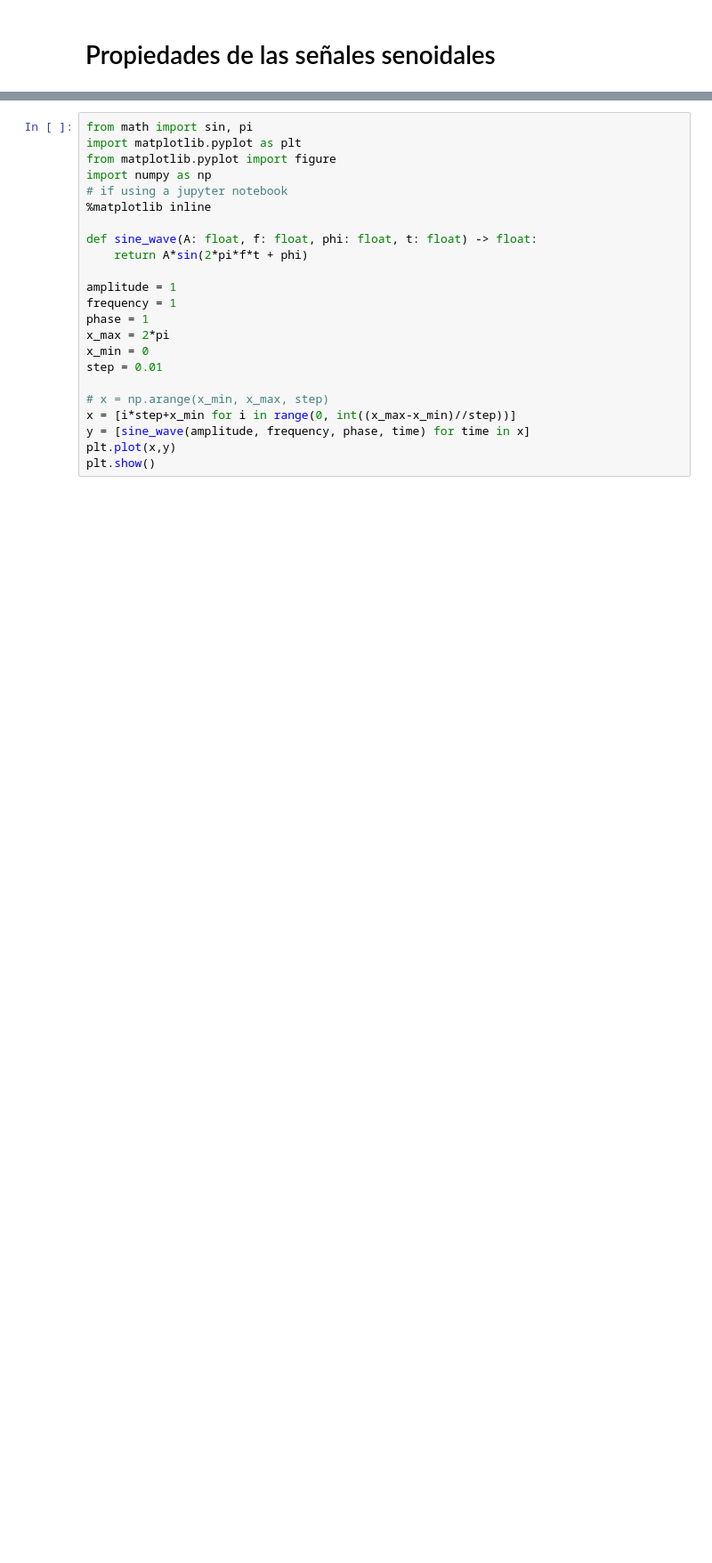
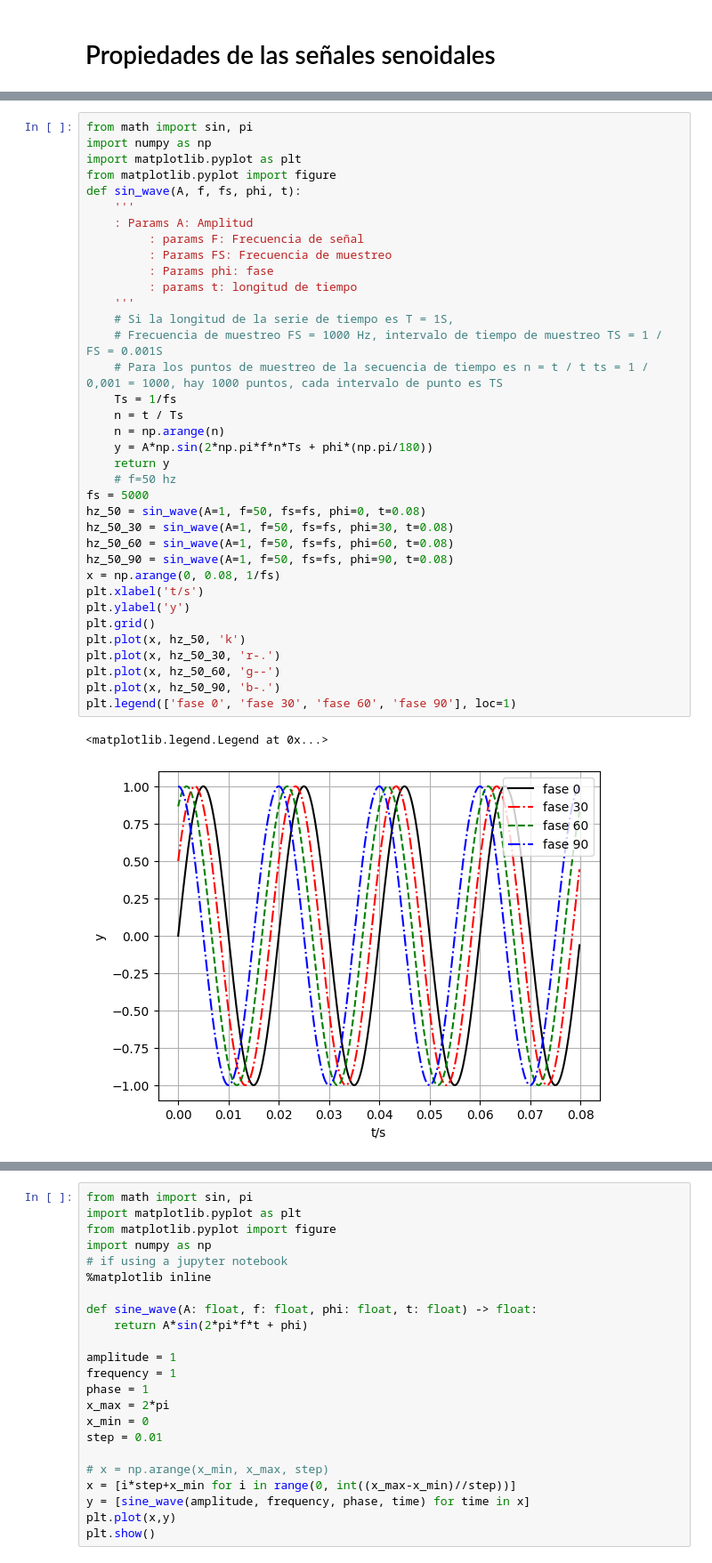
Before and after one commit to RodrigoGarciaNunez/Ondas, a Jupyter notebook: signal/Propeidades de las redes senoidales.ipynb, the cells around one changed output, grey strips where cells are left out. Shown at 89% size. Cells and saved outputs as stored; diff of their text form; blank space fills up the shorter version.

Commit message:
Señales_Alan_1

```diff
--- a/signal/Propeidades de las redes senoidales.ipynb
+++ b/signal/Propeidades de las redes senoidales.ipynb
@@ -48,0 +57,39 @@ Corresponde al desplazamiento horizontal experimentado por la onda, respecto a u
+# %%
+from math import sin, pi
+import numpy as np
+import matplotlib.pyplot as plt
+from matplotlib.pyplot import figure
+def sin_wave(A, f, fs, phi, t):
+    '''
+    : Params A: Amplitud
+         : params F: Frecuencia de señal
+         : Params FS: Frecuencia de muestreo
+         : Params phi: fase
+         : params t: longitud de tiempo
+    '''
+    # Si la longitud de la serie de tiempo es T = 1S,
+    # Frecuencia de muestreo FS = 1000 Hz, intervalo de tiempo de muestreo TS = 1 / FS = 0.001S
+    # Para los puntos de muestreo de la secuencia de tiempo es n = t / t ts = 1 / 0,001 = 1000, hay 1000 puntos, cada intervalo de punto es TS
+    Ts = 1/fs
+    n = t / Ts
+    n = np.arange(n)
+    y = A*np.sin(2*np.pi*f*n*Ts + phi*(np.pi/180))
+    return y
+    # f=50 hz
+fs = 5000
+hz_50 = sin_wave(A=1, f=50, fs=fs, phi=0, t=0.08)
+hz_50_30 = sin_wave(A=1, f=50, fs=fs, phi=30, t=0.08)
+hz_50_60 = sin_wave(A=1, f=50, fs=fs, phi=60, t=0.08)
+hz_50_90 = sin_wave(A=1, f=50, fs=fs, phi=90, t=0.08)
+x = np.arange(0, 0.08, 1/fs)
+plt.xlabel('t/s')
+plt.ylabel('y')
+plt.grid()
+plt.plot(x, hz_50, 'k')
+plt.plot(x, hz_50_30, 'r-.')
+plt.plot(x, hz_50_60, 'g--')
+plt.plot(x, hz_50_90, 'b-.')
+plt.legend(['fase 0', 'fase 30', 'fase 60', 'fase 90'], loc=1)
+# %% [output]
+<matplotlib.legend.Legend at 0x...>
+[figure, added]
```
Also changed, not shown: parts of 2 cells of this notebook.
